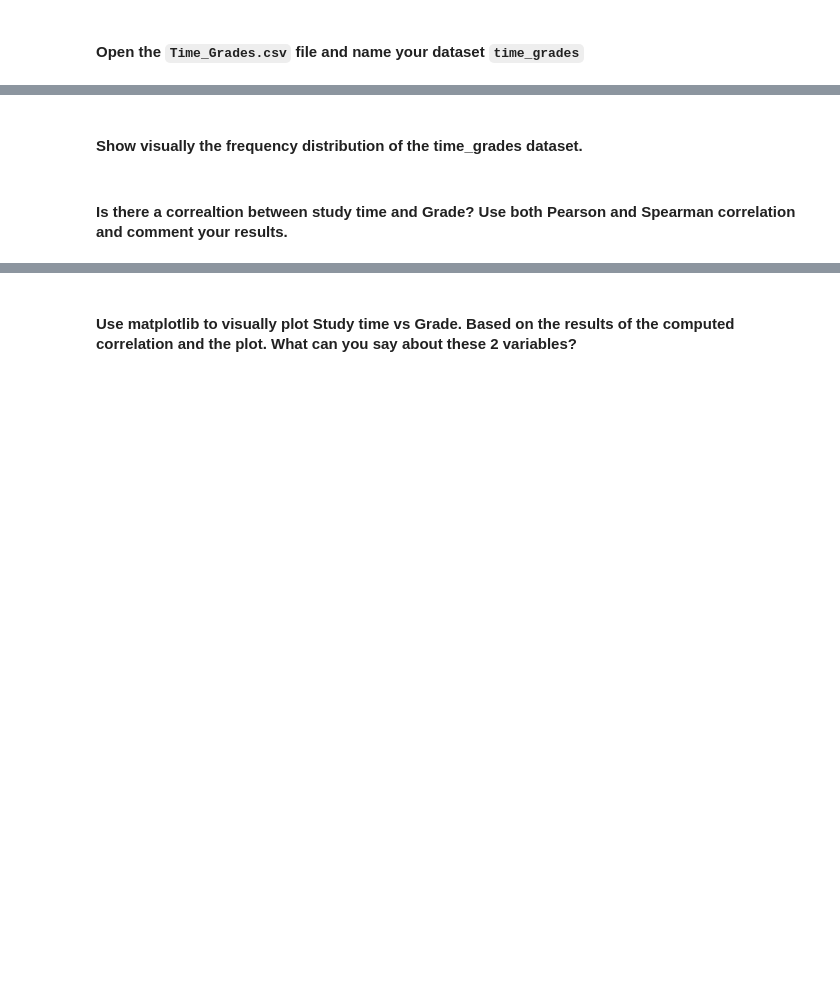
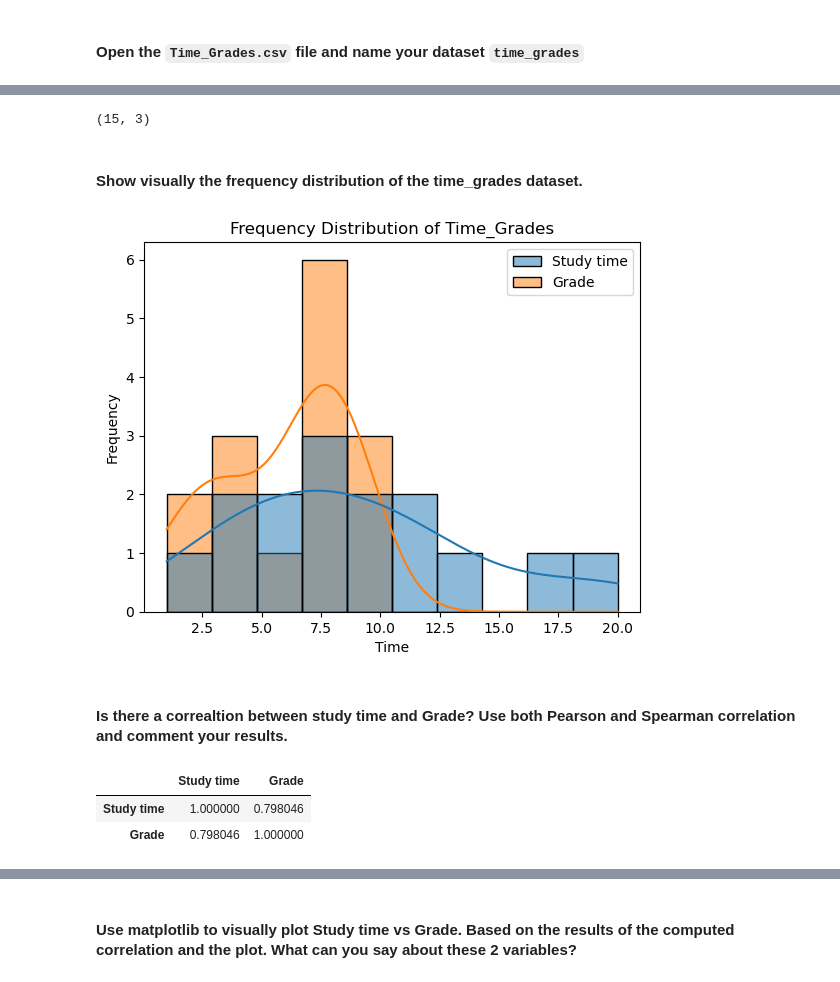
Before and after one commit to Ironhack-Data-Madrid-Octubre-2023/5.1-lab_pivot_table_and_correlation, a Jupyter notebook: your_code/main.ipynb, the cells around one changed output, grey strips where cells are left out. Cells and saved outputs as stored; diff of their text form; code cells hidden in the pictures; blank space fills up the shorter version.

```diff
--- a/your_code/main.ipynb
+++ b/your_code/main.ipynb
@@ -367,0 +366,2 @@ Name: Steps, dtype: float64
+# %%
+time_grades = pd.read_csv('Time_Grades.csv')
@@ -368,2 +377,6 @@ Name: Steps, dtype: float64
+# %%
+time_grades.shape
+# %% [output]
+(15, 3)
 # %% [markdown]
 #### Show visually the frequency distribution of the time_grades dataset.
@@ -372,2 +383,14 @@ Name: Steps, dtype: float64
+# %%
+sns.histplot(time_grades,
+             bins=10,
+             kde=True, #util para mostra cómo se distribuyen los valores de 'time_grades' en bins y así obtener una representación visual de su distribución de freq.
+             color='skyblue')
+
+plt.title('Frequency Distribution of Time_Grades')
+plt.xlabel('Time')
+plt.ylabel('Frequency')
+plt.show();
+# %% [output]
+[figure, added]
 # %% [markdown]
 #### Is there a correaltion between study time and Grade? Use both Pearson and Spearman correlation and comment your results.
@@ -377,0 +397,8 @@ Name: Steps, dtype: float64
+# %%
+#Opción Pearson:
+cor_pearson = time_grades.corr(numeric_only=True, method= 'pearson')
+cor_pearson
+# %% [output]
+|  | Study time | Grade |
+| Study time | 1.000000 | 0.798046 |
+| Grade | 0.798046 | 1.000000 |
```
Also changed, not shown: parts of 14 cells of this notebook.
